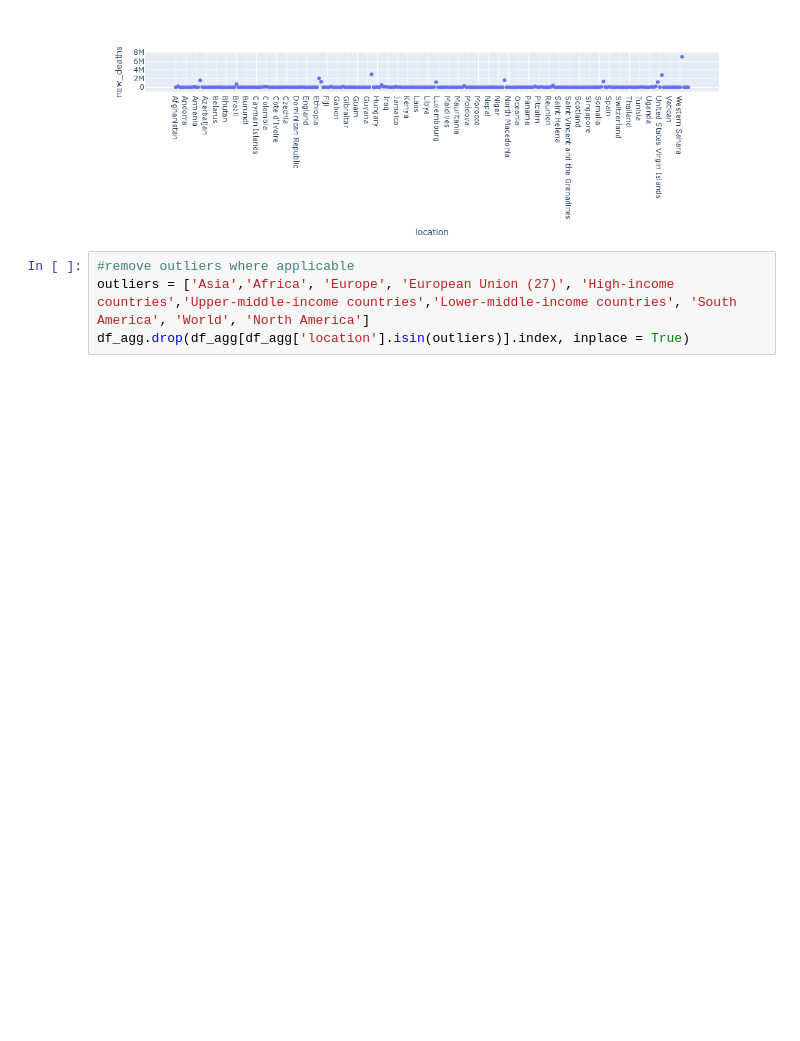
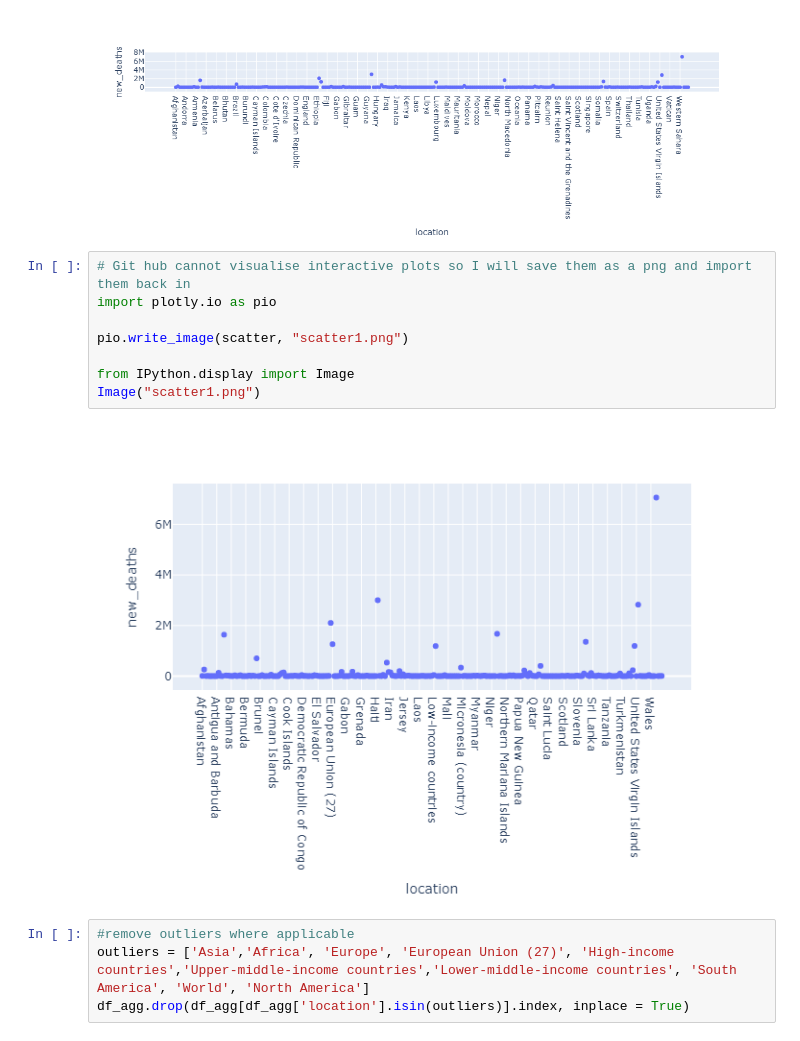
Before and after one commit to ReubenKumar/Covid_Project, a Jupyter notebook: Scripts/Covid_Data_Visualisation.ipynb, the cells around one changed output. Saved outputs shown, nothing was run; the diff lists cells and outputs as text; blank space fills up the shorter version.

Commit message:
visual plot changes

```diff
--- a/Scripts/Covid_Data_Visualisation.ipynb
+++ b/Scripts/Covid_Data_Visualisation.ipynb
@@ -90,6 +90,16 @@ scatter.show()
 #It seems like most outliers are continents or summed countries based on income. SO lets remove these.
 # %% [output]
 [figure]
+# %%
+# Git hub cannot visualise interactive plots so I will save them as a png and import them back in
+import plotly.io as pio
+
+pio.write_image(scatter, "scatter1.png")
+
+from IPython.display import Image
+Image("scatter1.png")
+# %% [output]
+[figure, added]
 # %%
 #remove outliers where applicable
 outliers = ['Asia','Africa', 'Europe', 'European Union (27)', 'High-income countries','Upper-middle-income countries','Lower-middle-income countries', 'South America', 'World', 'North America']
```
Also changed, not shown: parts of 6 cells of this notebook.
